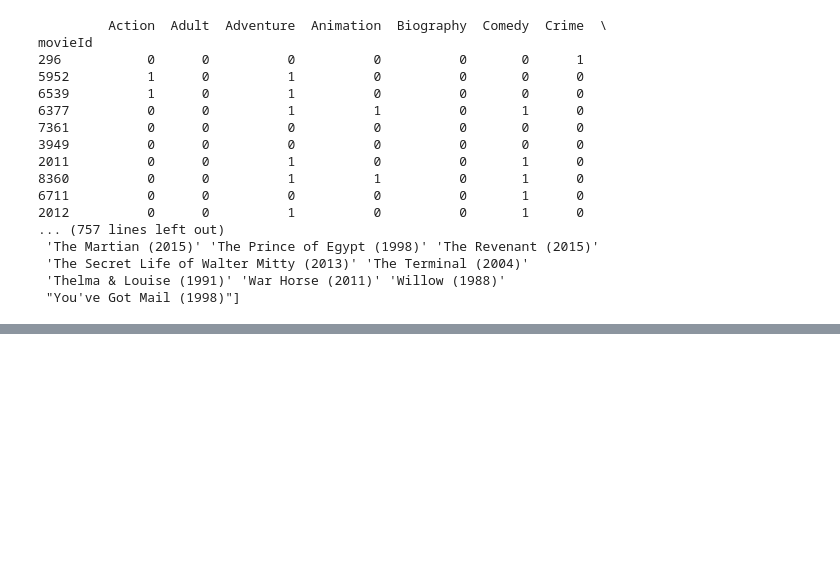
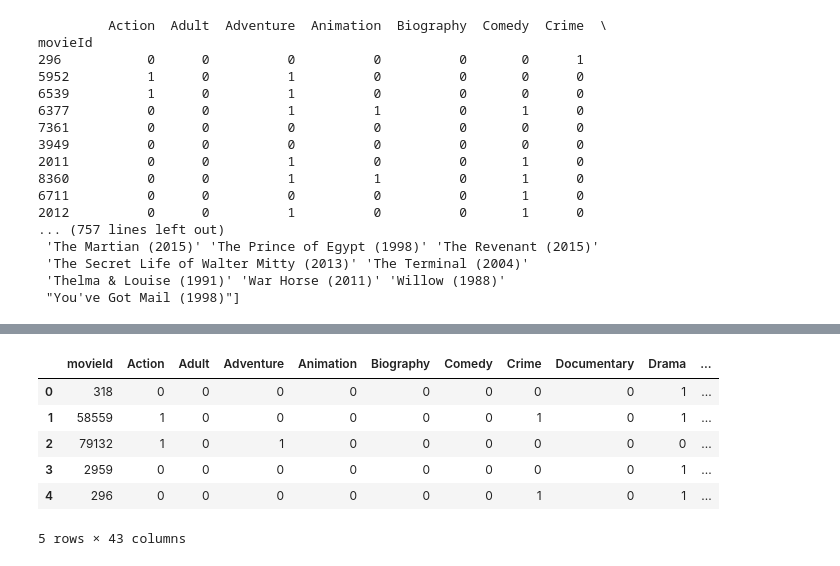
Before and after one commit to vincentlewi/import-group_name, a Jupyter notebook: content_based_kev.ipynb, the cells around one changed output, grey strips where cells are left out. Cells and saved outputs as stored; diff of their text form; code cells hidden in the pictures; blank space fills up the shorter version.

Commit message:
added worldwide gross

```diff
--- a/content_based_kev.ipynb
+++ b/content_based_kev.ipynb
@@ -556,0 +695,4 @@ movieId
+# %%
+num_rating_columns = pd.get_dummies(df_movies_original.num_of_rating_bins, prefix='num_rating')
+print(num_rating_columns.head())
+df_movies = df_movies.join(num_rating_columns)
@@ -556,0 +713,4 @@ movieId
+# %%
+budget_columns = pd.get_dummies(df_movies_original.budget_bins, prefix='budget')
+print(budget_columns.head())
+df_movies = df_movies.join(budget_columns)
@@ -556,0 +749,3 @@ movieId
+# %%
+worldwide_gross_column = df_movies_original[['worldwide_gross']]
+worldwide_gross_column.head()
@@ -556,0 +762,14 @@ movieId
+# %%
+scaler = MinMaxScaler()
+
+df_movies[['worldwide_gross']] = scaler.fit_transform(worldwide_gross_column[['worldwide_gross']])
+# %%
+df_movies.head()
+# %% [output]
+|  | movieId | Action | Adult | Adventure | Animation | Biography | Comedy | Crime | Documentary | Drama | ... |
+| 0 | 318 | 0 | 0 | 0 | 0 | 0 | 0 | 0 | 0 | 1 | ... |
+| 1 | 58559 | 1 | 0 | 0 | 0 | 0 | 0 | 1 | 0 | 1 | ... |
+| 2 | 79132 | 1 | 0 | 1 | 0 | 0 | 0 | 0 | 0 | 0 | ... |
+| 3 | 2959 | 0 | 0 | 0 | 0 | 0 | 0 | 0 | 0 | 1 | ... |
+| 4 | 296 | 0 | 0 | 0 | 0 | 0 | 0 | 1 | 0 | 1 | ... |
+5 rows × 43 columns
```
Also changed, not shown: parts of 30 cells of this notebook.
